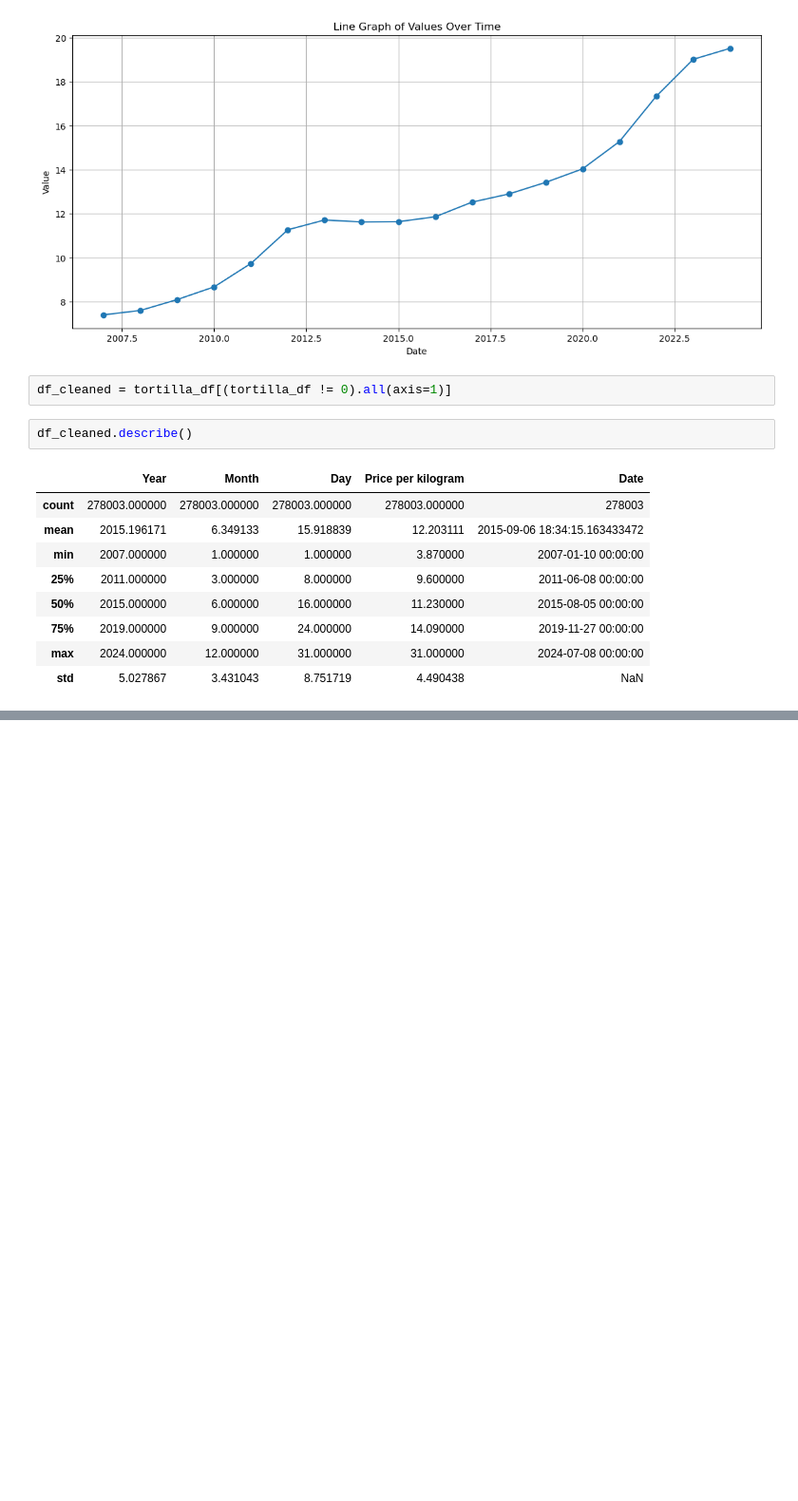
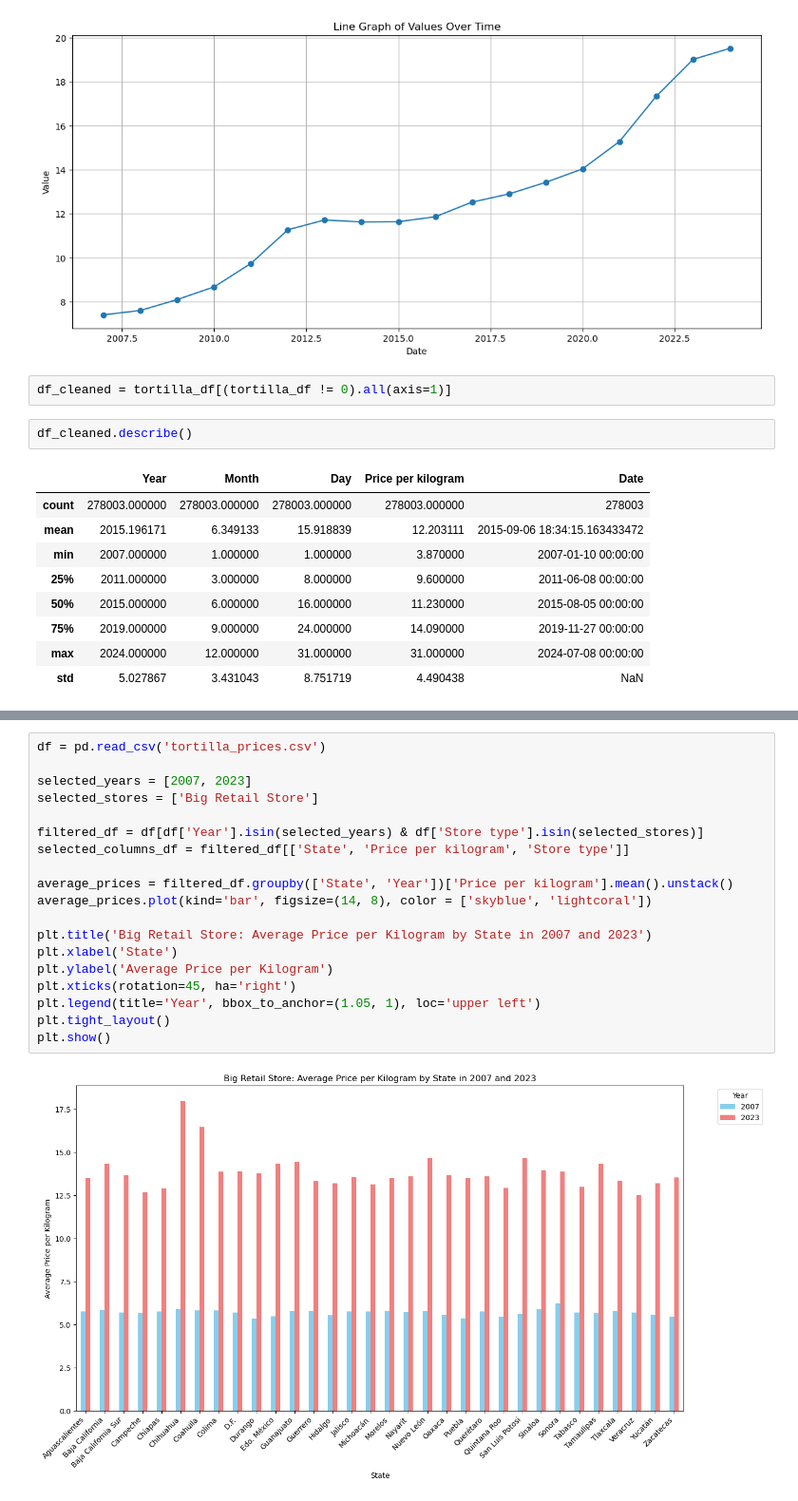
Before and after one commit to AzaniaHH/Tortillas-Project, a Jupyter notebook: tortilla_prices.ipynb, the cells around one changed output, grey strips where cells are left out. Shown at 95% size. Saved outputs shown, nothing was run; the diff lists cells and outputs as text; blank space fills up the shorter version.

```diff
--- a/tortilla_prices.ipynb
+++ b/tortilla_prices.ipynb
@@ -138,0 +177,21 @@ df_cleaned.describe()
+# %%
+df = pd.read_csv('tortilla_prices.csv')
+
+selected_years = [2007, 2023]
+selected_stores = ['Big Retail Store']
+
+filtered_df = df[df['Year'].isin(selected_years) & df['Store type'].isin(selected_stores)]
+selected_columns_df = filtered_df[['State', 'Price per kilogram', 'Store type']]
+
+average_prices = filtered_df.groupby(['State', 'Year'])['Price per kilogram'].mean().unstack()
+average_prices.plot(kind='bar', figsize=(14, 8), color = ['skyblue', 'lightcoral'])
+
+plt.title('Big Retail Store: Average Price per Kilogram by State in 2007 and 2023')
+plt.xlabel('State')
+plt.ylabel('Average Price per Kilogram')
+plt.xticks(rotation=45, ha='right')
+plt.legend(title='Year', bbox_to_anchor=(1.05, 1), loc='upper left')
+plt.tight_layout()
+plt.show()
+# %% [output]
+[figure, added]
```
Also changed, not shown: parts of 4 cells of this notebook.
